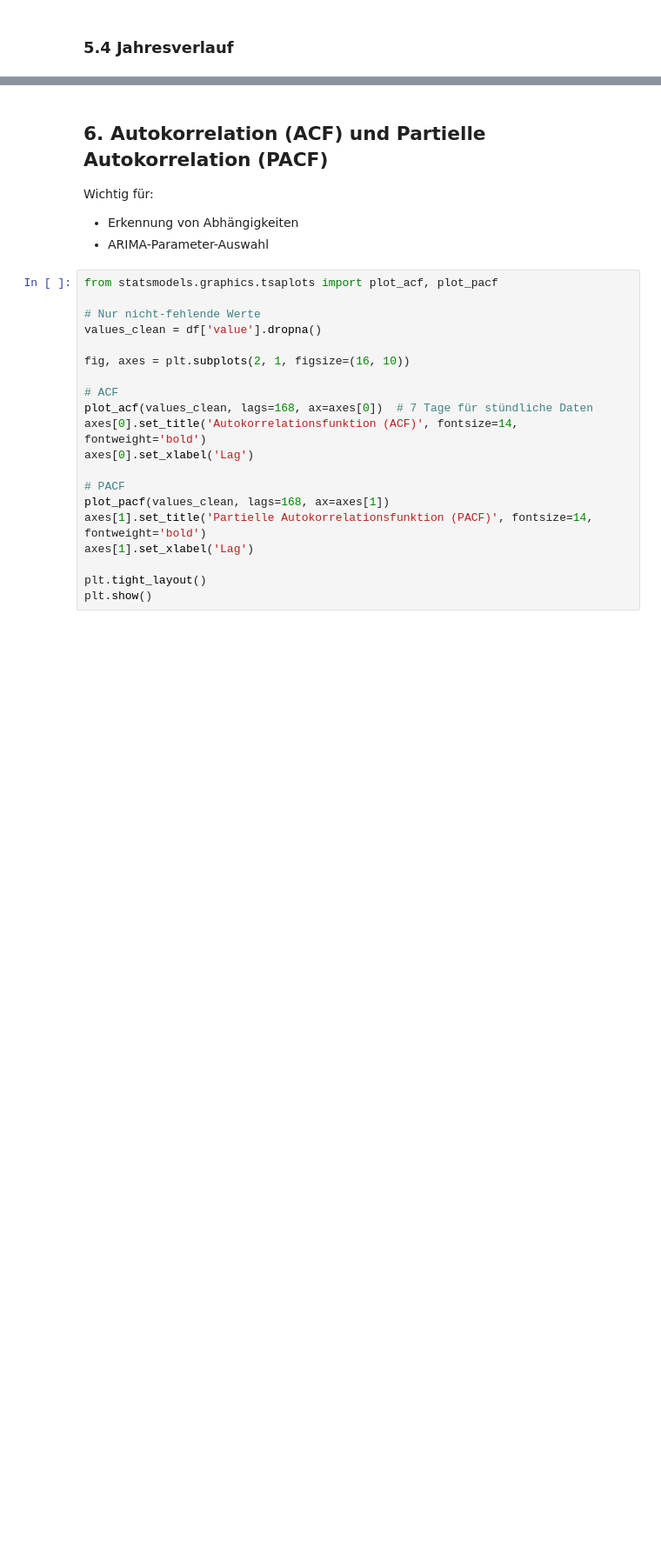
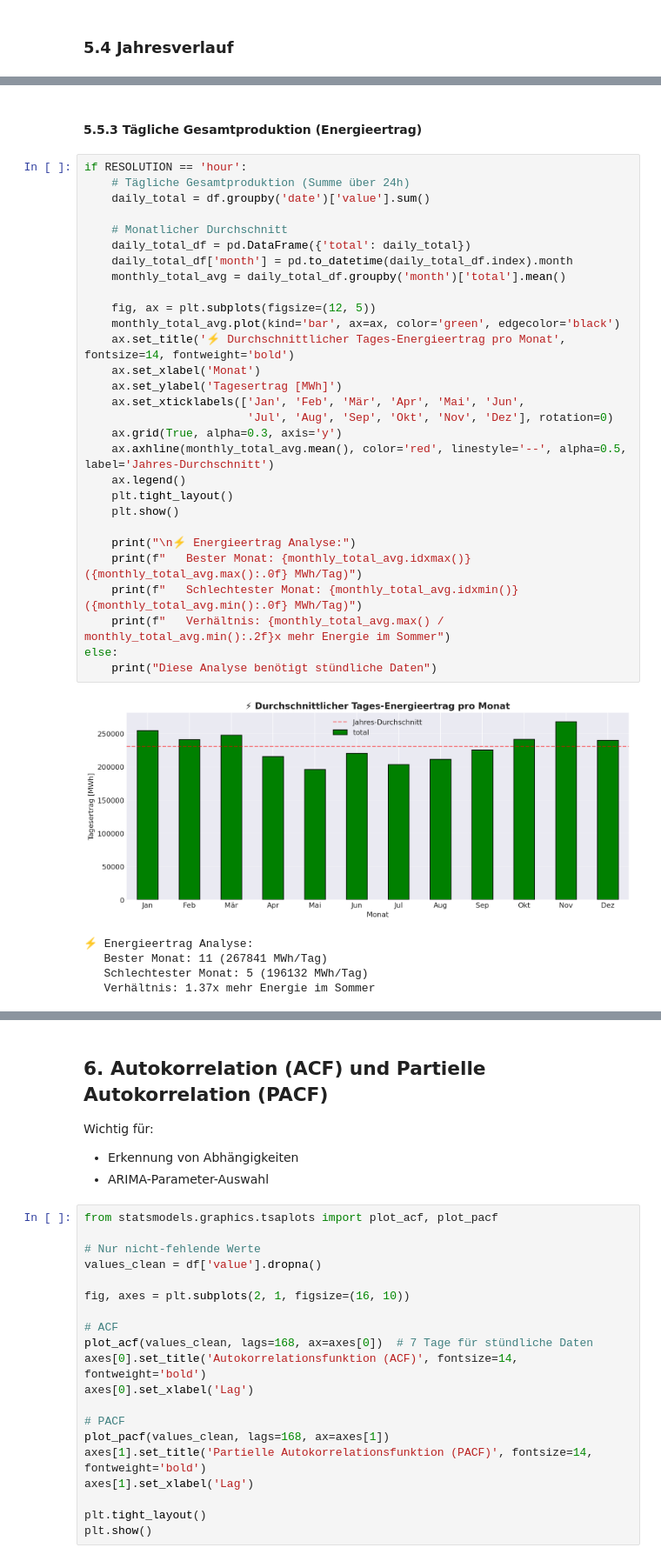
Before and after one commit to chradden/AdvancedTimeSeriesPrediction, a Jupyter notebook: energy-timeseries-project/notebooks/01_data_exploration.ipynb, the cells around one changed output, grey strips where cells are left out. Shown at 87% size. Saved outputs shown, nothing was run; the diff lists cells and outputs as text; blank space fills up the shorter version.

```diff
--- a/energy-timeseries-project/notebooks/01_data_exploration.ipynb
+++ b/energy-timeseries-project/notebooks/01_data_exploration.ipynb
@@ -251,0 +454,37 @@ plt.show()
+# %% [markdown]
+#### 5.5.3 Tägliche Gesamtproduktion (Energieertrag)
+# %%
+if RESOLUTION == 'hour':
+    # Tägliche Gesamtproduktion (Summe über 24h)
+    daily_total = df.groupby('date')['value'].sum()
+
+    # Monatlicher Durchschnitt
+    daily_total_df = pd.DataFrame({'total': daily_total})
+    daily_total_df['month'] = pd.to_datetime(daily_total_df.index).month
+    monthly_total_avg = daily_total_df.groupby('month')['total'].mean()
+
+    fig, ax = plt.subplots(figsize=(12, 5))
+    monthly_total_avg.plot(kind='bar', ax=ax, color='green', edgecolor='black')
+    ax.set_title('⚡ Durchschnittlicher Tages-Energieertrag pro Monat', fontsize=14, fontweight='bold')
+    ax.set_xlabel('Monat')
+    ax.set_ylabel('Tagesertrag [MWh]')
+    ax.set_xticklabels(['Jan', 'Feb', 'Mär', 'Apr', 'Mai', 'Jun',
+                        'Jul', 'Aug', 'Sep', 'Okt', 'Nov', 'Dez'], rotation=0)
+    ax.grid(True, alpha=0.3, axis='y')
+    ax.axhline(monthly_total_avg.mean(), color='red', linestyle='--', alpha=0.5, label='Jahres-Durchschnitt')
+    ax.legend()
+    plt.tight_layout()
+    plt.show()
+
+    print("\n⚡ Energieertrag Analyse:")
+    print(f"   Bester Monat: {monthly_total_avg.idxmax()} ({monthly_total_avg.max():.0f} MWh/Tag)")
+    print(f"   Schlechtester Monat: {monthly_total_avg.idxmin()} ({monthly_total_avg.min():.0f} MWh/Tag)")
+    print(f"   Verhältnis: {monthly_total_avg.max() / monthly_total_avg.min():.2f}x mehr Energie im Sommer")
+else:
+    print("Diese Analyse benötigt stündliche Daten")
+# %% [output]
+[figure, added]
+⚡ Energieertrag Analyse:
+   Bester Monat: 11 (267841 MWh/Tag)
+   Schlechtester Monat: 5 (196132 MWh/Tag)
+   Verhältnis: 1.37x mehr Energie im Sommer
```
Also changed, not shown: parts of 23 cells of this notebook, 2 other files.
